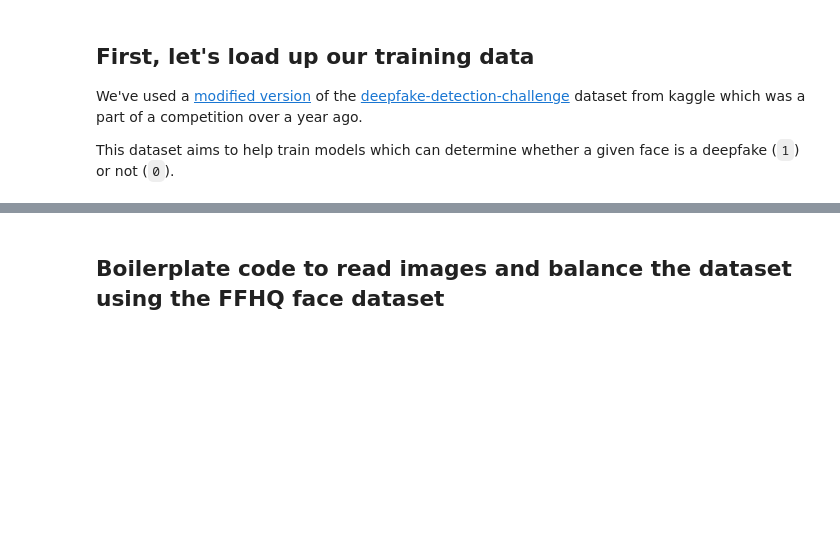
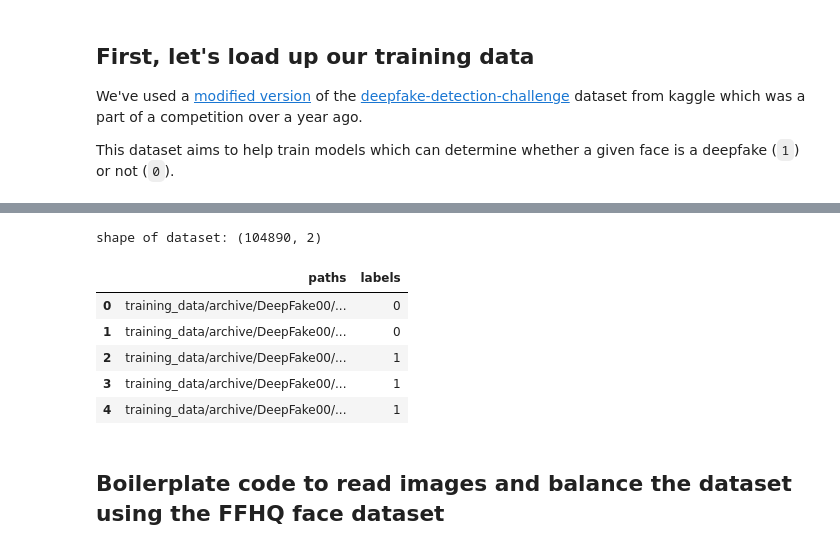
Before and after one commit to Mainakdeb/deepfake-shield, a Jupyter notebook: notebooks/train_deep_shield_model.ipynb, the cells around one changed output, grey strips where cells are left out. Saved outputs shown, nothing was run; the diff lists cells and outputs as text; code cells hidden in the pictures; blank space fills up the shorter version.

```diff
--- a/notebooks/train_deep_shield_model.ipynb
+++ b/notebooks/train_deep_shield_model.ipynb
@@ -72,4 +70,0 @@ Unfortunately, the dataset is unbalanced, the number of images belonging to clas
-# %%
-unique, counts = np.unique(np.array(y), return_counts=True)
-plt.bar(['REAL', 'FAKE'], counts, alpha = 0.7, color = 'g')
-plt.grid()
@@ -77,0 +71,32 @@ plt.grid()
+# %%
+from mlrun import set_environment
+
+project_name = 'deepfake-shield'
+_, artifact_path = set_environment(project=project_name, user_project=True, artifact_path = './project', api_path = './project_api')
+# %%
+from mlrun.artifacts import PlotArtifact
+
+
+def handler(context, labels = y):
+    my_metadata = {
+        'paths': paths,
+        'labels': labels
+    }
+
+    df = pd.DataFrame(my_metadata)
+
+    context.log_dataset('deepfake_dataset', df=df, format='csv', index=False)
+
+    fig, ax = plt.subplots()
+    unique, counts = np.unique(np.array(labels), return_counts=True)
+    ax.bar(['REAL', 'FAKE'], counts, alpha = 0.7, color = 'g')
+    ax.grid()
+
+    context.log_artifact(PlotArtifact('myfig', body=fig))
+    context.logger.info(f'Real faces: {counts[0]}   fake faces: {counts[1]}')
+
+    return 'complete!'
+# %%
+from mlrun import  run_local
+gen = run_local(name='deepfake_dataset_gen', handler=handler,
+                project=project_name, artifact_path= os.path.join(artifact_path, 'data'))
@@ -78,3 +111,16 @@ plt.grid()
+# %%
+prepared_dataset = pd.read_csv(gen.artifact('deepfake_dataset')['target_path'])
+
+print(f'shape of dataset: {prepared_dataset.shape}')
+prepared_dataset.head()
+# %% [output]
+shape of dataset: (104890, 2)
+|  | paths | labels |
+| 0 | training_data/archive/DeepFake00/... | 0 |
+| 1 | training_data/archive/DeepFake00/... | 0 |
+| 2 | training_data/archive/DeepFake00/... | 1 |
+| 3 | training_data/archive/DeepFake00/... | 1 |
+| 4 | training_data/archive/DeepFake00/... | 1 |
 # %% [markdown]
 ## Boilerplate code to read images and balance the dataset using the FFHQ face dataset
 # %%
```
Also changed, not shown: parts of 28 cells of this notebook.
